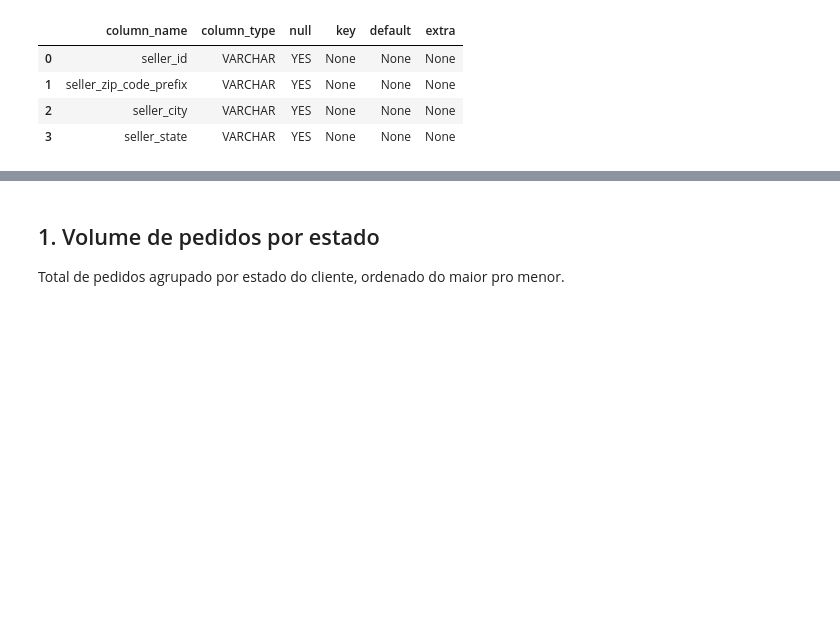
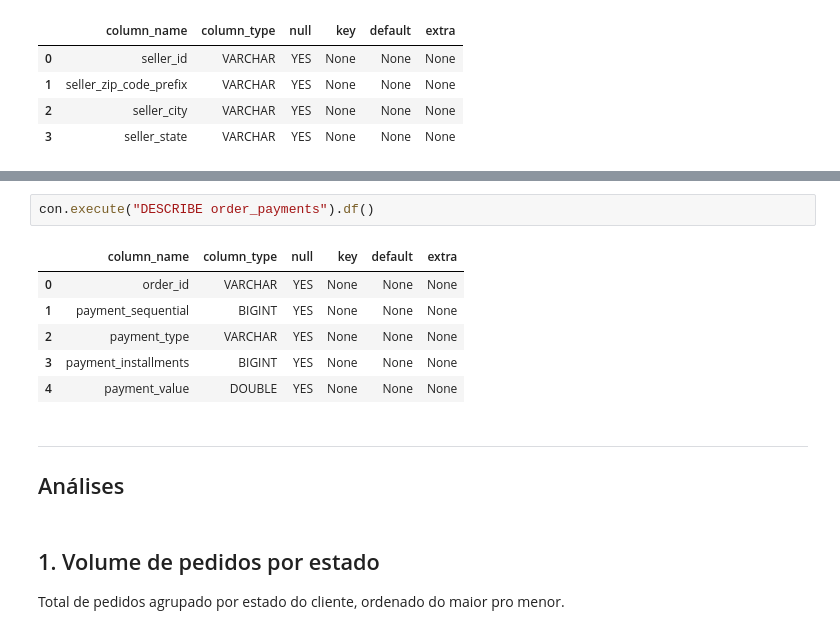
Before and after one commit to LucasFDL/olist-analytics, a Jupyter notebook: notebooks/02_sql_olist.ipynb, the cells around one changed output, grey strips where cells are left out. Drawn from its saved outputs; the diff is of its cells as text; blank space fills up the shorter version.

```diff
--- a/notebooks/02_sql_olist.ipynb
+++ b/notebooks/02_sql_olist.ipynb
@@ -75,3 +88,15 @@ con.execute("DESCRIBE sellers").df()
+# %%
+con.execute("DESCRIBE order_payments").df()
+# %% [output]
+|  | column_name | column_type | null | key | default | extra |
+| 0 | order_id | VARCHAR | YES | None | None | None |
+| 1 | payment_sequential | BIGINT | YES | None | None | None |
+| 2 | payment_type | VARCHAR | YES | None | None | None |
+| 3 | payment_installments | BIGINT | YES | None | None | None |
+| 4 | payment_value | DOUBLE | YES | None | None | None |
+# %% [markdown]
+---
+## Análises
 # %% [markdown]
 ## 1. Volume de pedidos por estado
 Total de pedidos agrupado por estado do cliente, ordenado do maior pro menor.
```
Also changed, not shown: parts of 30 cells of this notebook.
